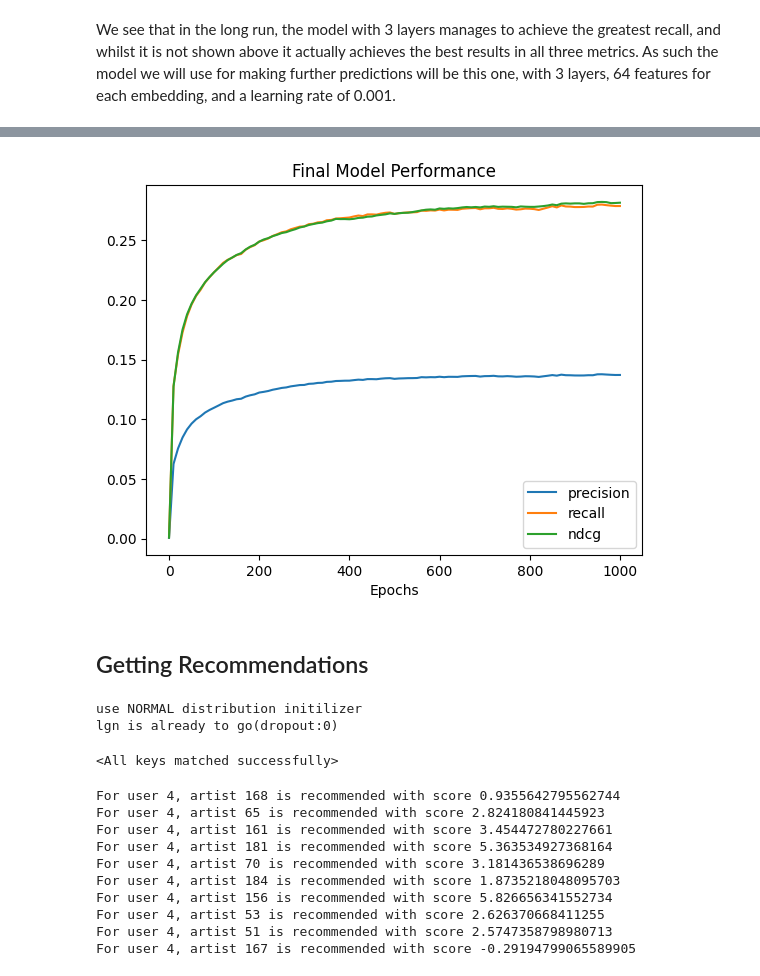
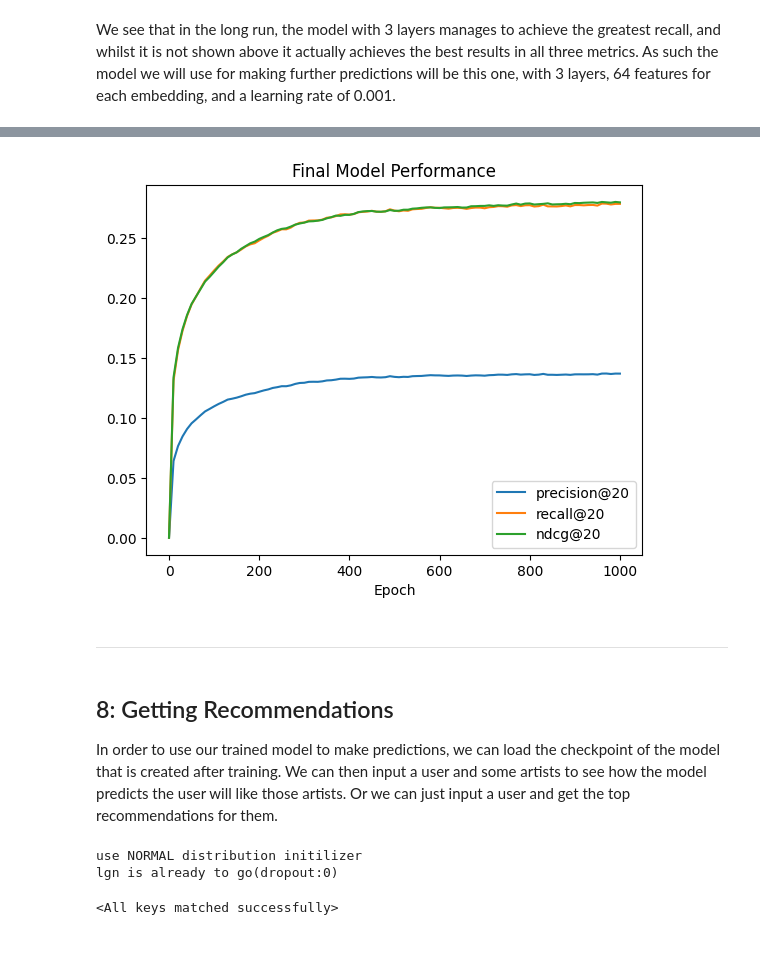
Before and after one commit to elimiller7/dst-assessment-2, a Jupyter notebook: report/06-Graph-Neural-Network.ipynb, the cells around one changed output, grey strips where cells are left out. Saved outputs shown, nothing was run; the diff lists cells and outputs as text; code cells hidden in the pictures; blank space fills up the shorter version.

```diff
--- a/report/06-Graph-Neural-Network.ipynb
+++ b/report/06-Graph-Neural-Network.ipynb
@@ -331,16 +357,20 @@ Total time taken: 1031.7562623023987
 # %%
-finalresults = pd.read_csv(os.path.join('..','scripts','LightGCN','results','results_l3_rd64_lr0.001.csv'), index_col='Unnamed: 0')
+finalresults = pd.read_csv(os.path.join('..','scripts','LightGCN','results','results_l3_rd64_lr0.001_47.csv'), index_col='Unnamed: 0')
 
 plt.figure()
 plt.plot(finalresults.index, finalresults['precision'])
 plt.plot(finalresults.index, finalresults['recall'])
 plt.plot(finalresults.index, finalresults['ndcg'])
 plt.title('Final Model Performance')
-plt.xlabel('Epochs')
-plt.legend(['precision','recall','ndcg'])
+plt.xlabel('Epoch')
+plt.legend(['precision@20','recall@20','ndcg@20'])
 plt.show()
 # %% [output]
-[figure, old version]
+[figure, new version]
 # %% [markdown]
-## Getting Recommendations
+---
+# %% [markdown]
+## 8: Getting Recommendations
+
+In order to use our trained model to make predictions, we can load the checkpoint of the model that is created after training. We can then input a user and some artists to see how the model predicts the user will like those artists. Or we can just input a user and get the top recommendations for them.
 # %%
@@ -351,23 +386,3 @@ Recmodel.load_state_dict(checkpoint)
 use NORMAL distribution initilizer
 lgn is already to go(dropout:0)
 <All keys matched successfully>
-# %%
-user_id = 4
-user_tensor = torch.tensor([user_id]).to('cuda')
-user_artist_test_list = gf.get_artists(user_id, user_artists_test)
-
-for artist_id in user_artist_test_list:
-    artist_tensor = torch.tensor([artist_id]).to('cuda')
-    recommendation_score = Recmodel(user_tensor,artist_tensor)
-    print(f'For user {user_id}, artist {artist_id} is recommended with score {recommendation_score.item()}')
-# %% [output]
-For user 4, artist 168 is recommended with score 0.9355642795562744
-For user 4, artist 65 is recommended with score 2.824180841445923
-For user 4, artist 161 is recommended with score 3.454472780227661
-For user 4, artist 181 is recommended with score 5.363534927368164
-For user 4, artist 70 is recommended with score 3.181436538696289
-For user 4, artist 184 is recommended with score 1.8735218048095703
-For user 4, artist 156 is recommended with score 5.826656341552734
-For user 4, artist 53 is recommended with score 2.626370668411255
-For user 4, artist 51 is recommended with score 2.5747358798980713
-For user 4, artist 167 is recommended with score -0.29194799065589905
```
Also changed, not shown: parts of 47 cells of this notebook, 3 other files.
